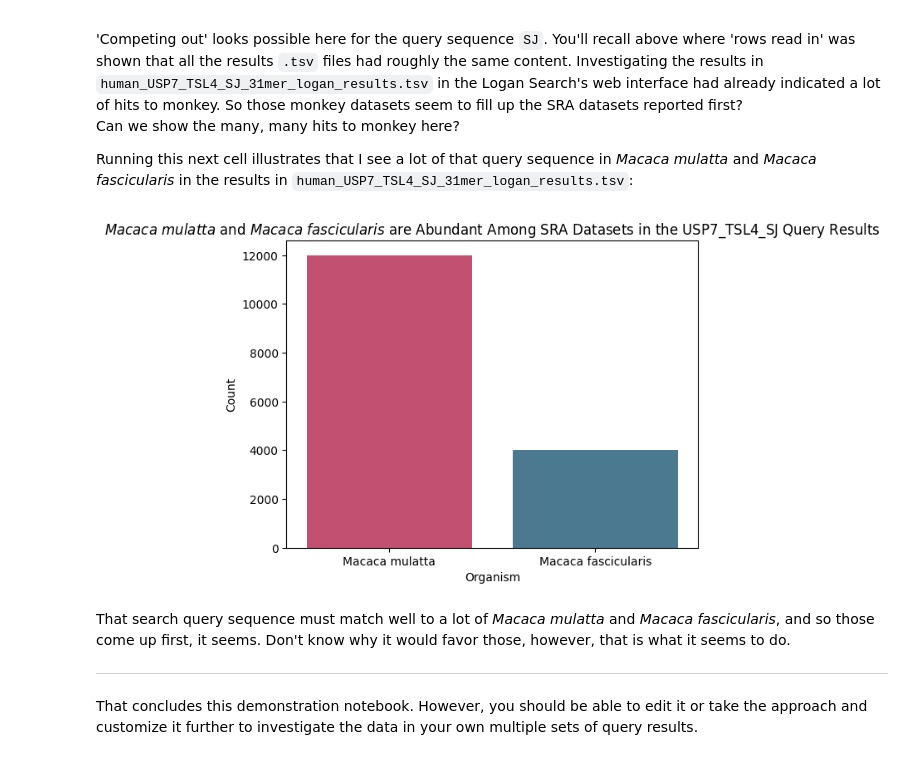
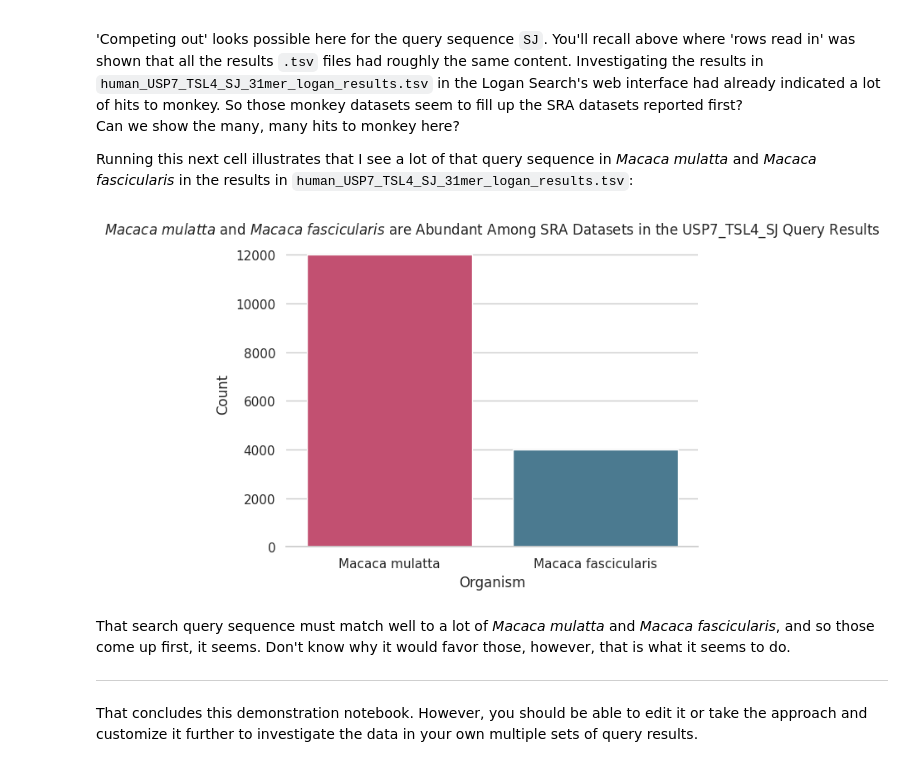
Before and after one commit to fomightez/logan_results_analysis-binder, a Jupyter notebook: notebooks/Working_with_Logan_Search_results_with_Python_in_Jupyter.ipynb, the cells around one changed output. Cells and saved outputs as stored; diff of their text form; code cells hidden in the pictures.

```diff
--- a/notebooks/Working_with_Logan_Search_results_with_Python_in_Jupyter.ipynb
+++ b/notebooks/Working_with_Logan_Search_results_with_Python_in_Jupyter.ipynb
@@ -228,28 +443,32 @@ Running this next cell illustrates that I see a lot of that query sequence in  *
 # %%
 # Look at *Macaca mulatta* and *Macaca fascicularis* in data for `USP7_TSL4_SJ`
 import seaborn as sns
 SJ_df = tags_and_dataframes_dict[1][1]
 
 import seaborn as sns
 import matplotlib.pyplot as plt
 
 # Filter the DataFrame
 filtered_df = SJ_df[SJ_df['organism'].isin(['Macaca mulatta', 'Macaca fascicularis'])]
 
 # Count occurrences of each organism
 organism_counts = filtered_df['organism'].value_counts()
 
 # Create the bar plot using seaborn
 #sns.barplot(x=organism_counts.index, y=organism_counts, hue=organism_counts.index, palette = sns.color_palette("Set2",2))
 #sns.barplot(x=organism_counts.index, y=organism_counts, hue=organism_counts.index, palette = sns.diverging_palette(220, 20, n=2))
-sns.barplot(x=organism_counts.index, y=organism_counts, hue=organism_counts.index, palette = sns.diverging_palette(0, 230, n=2))
-
+sns.set_theme(style="whitegrid")
+g = sns.barplot(x=organism_counts.index, y=organism_counts, hue=organism_counts.index, palette = sns.diverging_palette(0, 230, n=2))
+# Despine the plot (remove top and right spines and y-axis line)
+g.spines['top'].set_visible(False)
+g.spines['right'].set_visible(False)
+g.spines['left'].set_visible(False)
 plt.xlabel('Organism')
 plt.ylabel('Count')
 plt.title('$\mathit{Macaca\ mulatta}$ and $\mathit{Macaca\ fascicularis}$ are Abundant Among SRA Datasets in the USP7_TSL4_SJ Query Results')
 plt.show()
 # %% [output]
-[figure, old version]
+[figure, new version]
 # %% [markdown]
 That search query sequence must match well to a lot of *Macaca mulatta* and *Macaca fascicularis*, and so those come up first, it seems. Don't know why it would favor those, however, that is what it seems to do.
 
```
Also changed, not shown: parts of 3 cells of this notebook.
